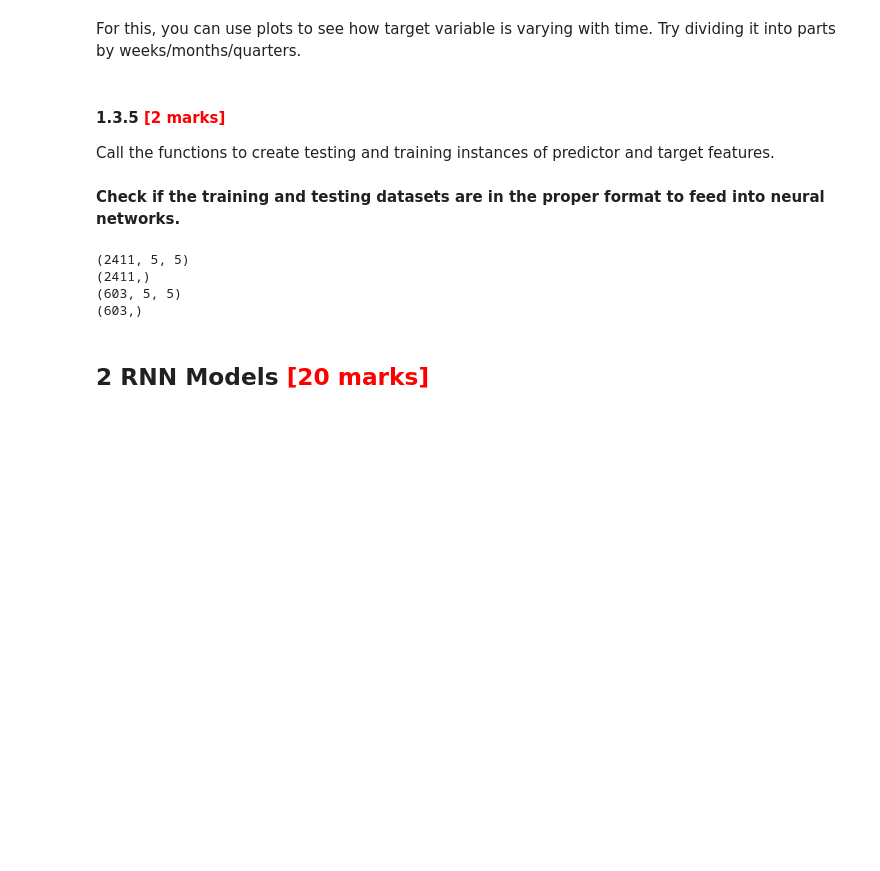
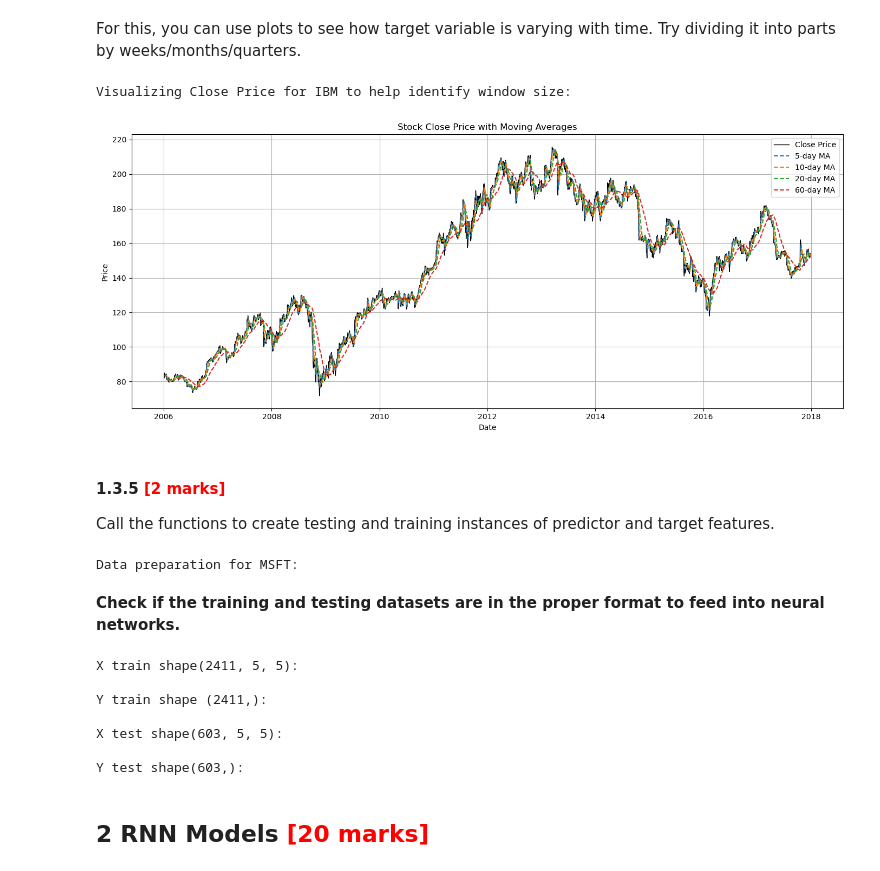
Before and after one commit to maheshh22/LendingClub, a Jupyter notebook: RNN_Assg_Stock_Price_Prediction_Starter.ipynb, the cells around one changed output. Saved outputs shown, nothing was run; the diff lists cells and outputs as text; code cells hidden in the pictures; blank space fills up the shorter version.

```diff
--- a/RNN_Assg_Stock_Price_Prediction_Starter.ipynb
+++ b/RNN_Assg_Stock_Price_Prediction_Starter.ipynb
@@ -290,9 +305,50 @@ For this, you can use plots to see how target variable is varying with time. Try
+# %%
+# Checking for patterns in different sequence lengths
+
+print("\nVisualizing Close Price for IBM to help identify window size:")
+ibm_df = df[df['Name'] == 'IBM'].copy()
+
+# Set date as index (optional but helpful for plotting)
+ibm_df.set_index('Date', inplace=True)
+
+# Calculate moving averages
+ibm_df['MA_5']  = ibm_df['Close'].rolling(window=5).mean()
+ibm_df['MA_10'] = ibm_df['Close'].rolling(window=10).mean()
+ibm_df['MA_20'] = ibm_df['Close'].rolling(window=20).mean()
+ibm_df['MA_60'] = ibm_df['Close'].rolling(window=60).mean()
+
+plt.figure(figsize=(14, 6))
+plt.plot(ibm_df['Close'], label='Close Price', linewidth=1, color='black')
+plt.plot(ibm_df['MA_5'], label='5-day MA', linestyle='--')
+plt.plot(ibm_df['MA_10'], label='10-day MA', linestyle='--')
+plt.plot(ibm_df['MA_20'], label='20-day MA', linestyle='--')
+plt.plot(ibm_df['MA_60'], label='60-day MA', linestyle='--')
+
+plt.title('Stock Close Price with Moving Averages')
+plt.xlabel('Date')
+plt.ylabel('Price')
+plt.legend()
+plt.grid(True)
+plt.tight_layout()
+plt.show()
+# %% [output]
+Visualizing Close Price for IBM to help identify window size:
+[figure, added]
 # %% [markdown]
 #### **1.3.5** <font color =red> [2 marks] </font>
 Call the functions to create testing and training instances of predictor and target features.
 # %%
 # Create data instances from the master data frame using decided window size and window stride
-X_train, X_test, y_train, y_test = train_test_split(X_all, y_all, test_size=0.2, shuffle=False)
+
+# Create sequences per stock
+stock = 'MSFT'
+window_size = 5
+window_stride = 1
+
+X_train, y_train, X_test, y_test, y_scaler= \
+    prepare_rnn_data(df, stock, window_size, window_stride, test_size=0.2, scaler_type=MinMaxScaler)
+# %% [output]
+Data preparation for MSFT:
 # %%
 # Check the number of data points generated
 # %% [markdown]
@@ -301,16 +357,19 @@ X_train, X_test, y_train, y_test = train_test_split(X_all, y_all, test_size=0.2,
 # Check if the datasets are compatible inputs to neural networks
 
 # Check shapes
-print(X_train.shape)
-print(y_train.shape)
+print(f"X train shape{X_train.shape}:")
+print(f"\nY train shape {y_train.shape}:")
 
-print(X_test.shape)
-print(y_test.shape)
+print(f"\nX test shape{X_test.shape}:")
+print(f"\nY test shape{y_test.shape}:")
 # %% [output]
-(2411, 5, 5)
-(2411,)
-(603, 5, 5)
-(603,)
+X train shape(2411, 5, 5):
+
+Y train shape (2411,):
+
+X test shape(603, 5, 5):
+
+Y test shape(603,):
 # %% [markdown]
 ## **2 RNN Models** <font color =red> [20 marks] </font>
 # %% [markdown]
```
Also changed, not shown: parts of 23 cells of this notebook.
